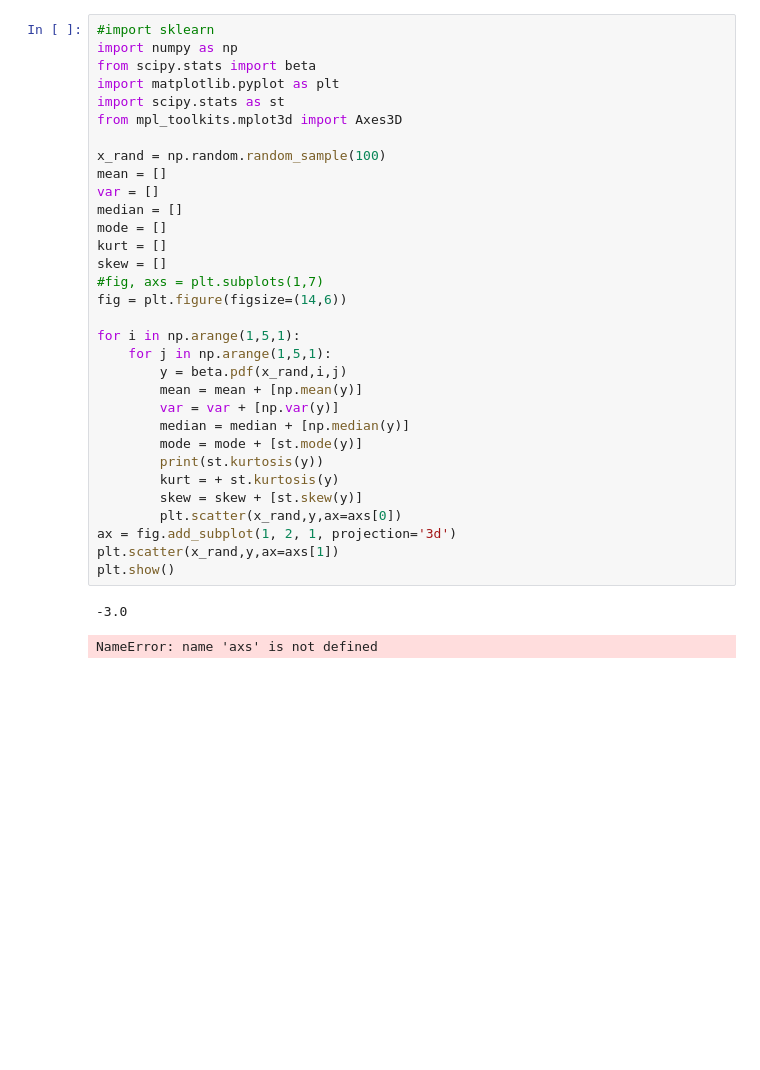
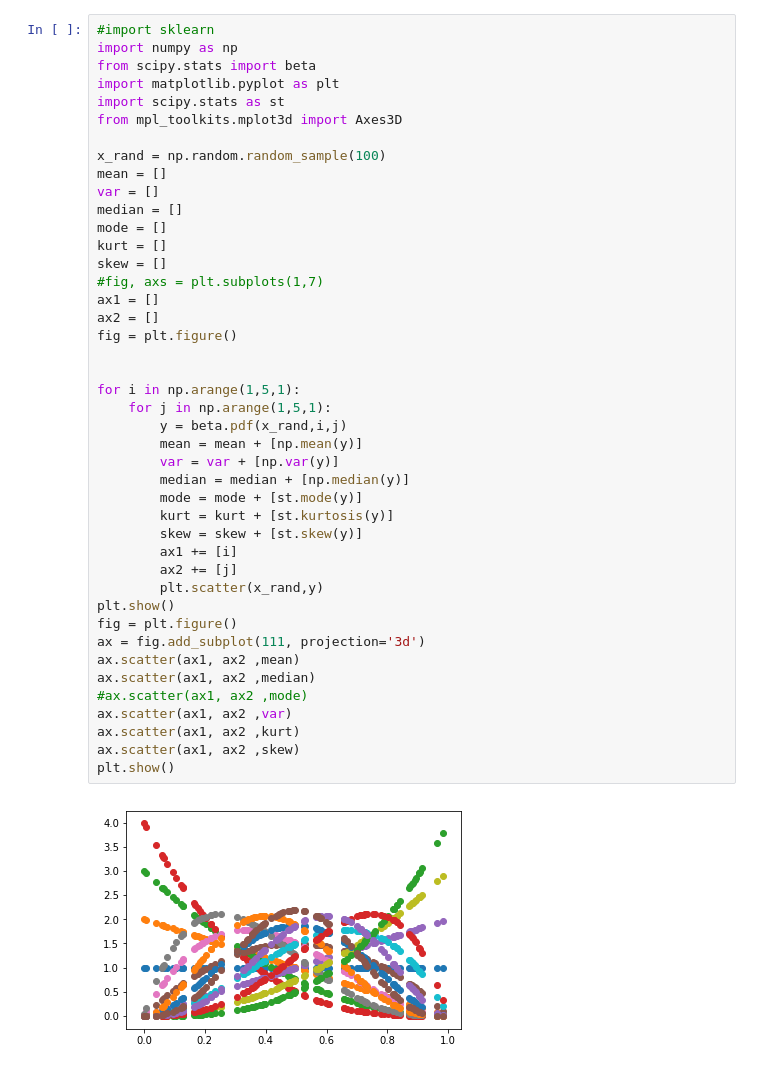
Before and after one commit to spulido99/NetworksAnalysis, a Jupyter notebook: Rodriago/Repaso.ipynb, the cells around one changed output. Drawn from its saved outputs; the diff is of its cells as text; blank space fills up the shorter version.

```diff
--- a/Rodriago/Repaso.ipynb
+++ b/Rodriago/Repaso.ipynb
@@ -1,35 +1,45 @@
 # %%
 #import sklearn
 import numpy as np
 from scipy.stats import beta
 import matplotlib.pyplot as plt
 import scipy.stats as st
 from mpl_toolkits.mplot3d import Axes3D
 
 x_rand = np.random.random_sample(100)
 mean = []
 var = []
 median = []
 mode = []
 kurt = []
 skew = []
 #fig, axs = plt.subplots(1,7)
-fig = plt.figure(figsize=(14,6))
+ax1 = []
+ax2 = []
+fig = plt.figure()
+
 
 for i in np.arange(1,5,1):
     for j in np.arange(1,5,1):
         y = beta.pdf(x_rand,i,j)
         mean = mean + [np.mean(y)]
         var = var + [np.var(y)]
         median = median + [np.median(y)]
         mode = mode + [st.mode(y)]
-        print(st.kurtosis(y))
-        kurt = + st.kurtosis(y)
+        kurt = kurt + [st.kurtosis(y)]
         skew = skew + [st.skew(y)]
-        plt.scatter(x_rand,y,ax=axs[0])
-ax = fig.add_subplot(1, 2, 1, projection='3d')
-plt.scatter(x_rand,y,ax=axs[1])
+        ax1 += [i]
+        ax2 += [j]
+        plt.scatter(x_rand,y)
 plt.show()
+fig = plt.figure()
+ax = fig.add_subplot(111, projection='3d')
+ax.scatter(ax1, ax2 ,mean)
+ax.scatter(ax1, ax2 ,median)
+#ax.scatter(ax1, ax2 ,mode)
+ax.scatter(ax1, ax2 ,var)
+ax.scatter(ax1, ax2 ,kurt)
+ax.scatter(ax1, ax2 ,skew)
+plt.show()
 # %% [output]
--3.0
-NameError: name 'axs' is not defined
+[figure, added]
```
Also changed, not shown: parts of 4 cells of this notebook.
